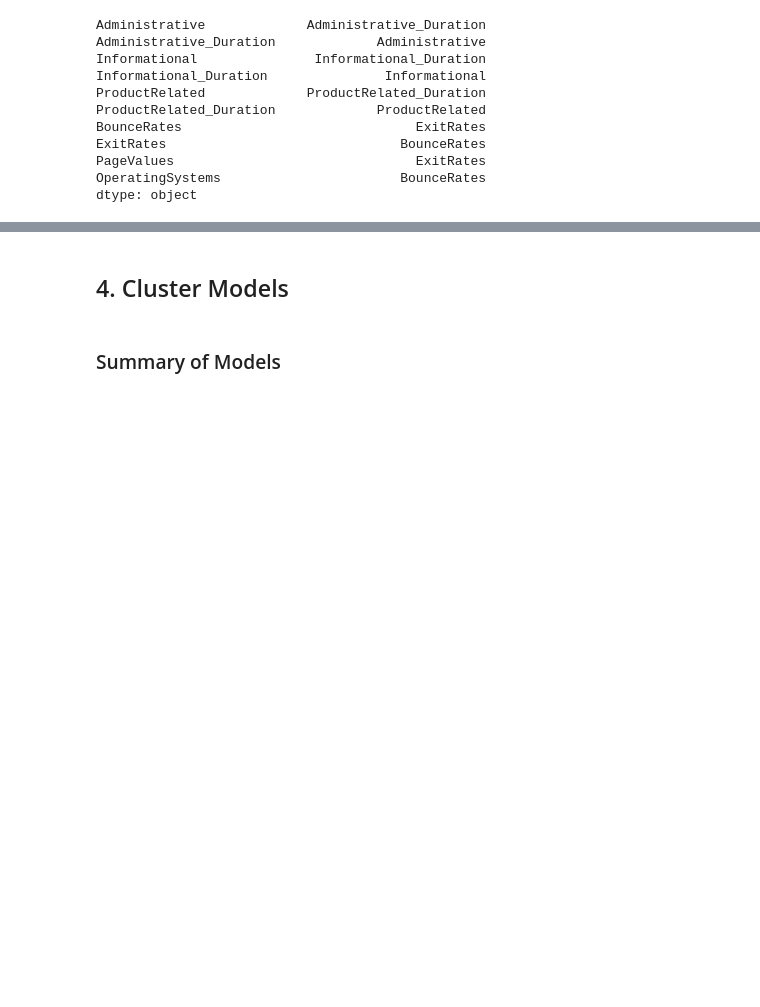
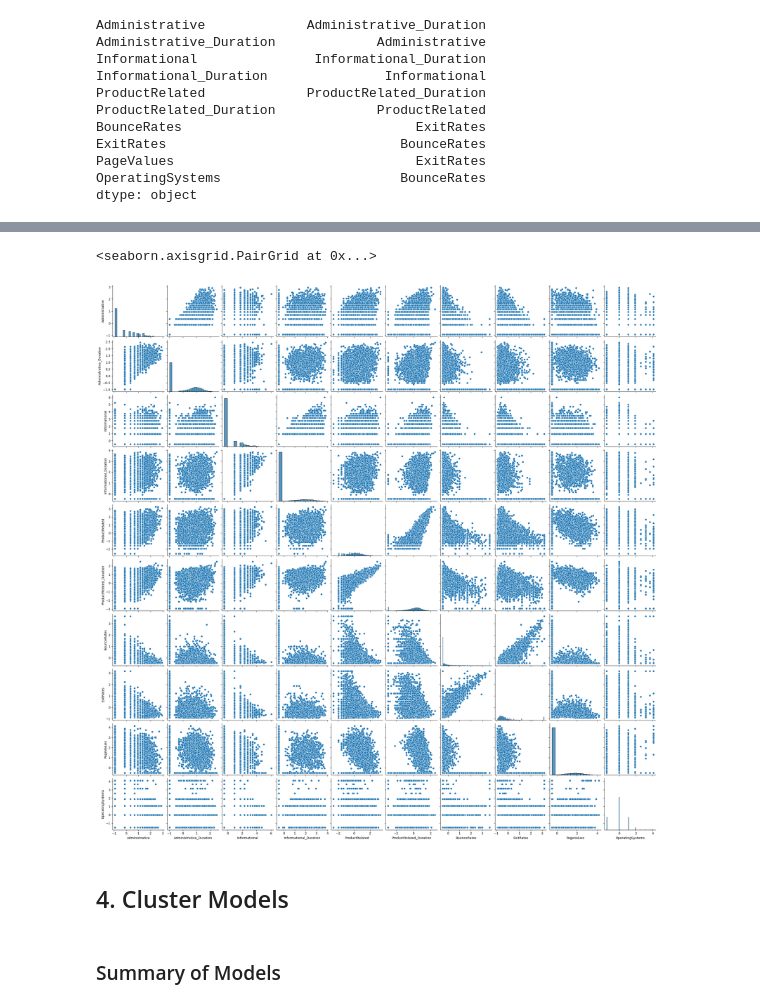
Before and after one commit to Jenkins1128/PurchasingIntentionClustering, a Jupyter notebook: PurchasingIntentionClustering.ipynb, the cells around one changed output, grey strips where cells are left out. Cells and saved outputs as stored; diff of their text form; code cells hidden in the pictures; blank space fills up the shorter version.

Commit message:
scaled and normalized features

```diff
--- a/PurchasingIntentionClustering.ipynb
+++ b/PurchasingIntentionClustering.ipynb
@@ -179,3 +181,7 @@ ExitRates                              BounceRates
 PageValues                               ExitRates
 OperatingSystems                       BounceRates
 dtype: object
+# %%
+skewed_columns = (shoppers_encoded[non_categorical_features].skew().sort_values(ascending=False))
+skewed_columns = skewed_columns.loc[skewed_columns >  0.75]
+skewed_columns
@@ -182,2 +200,11 @@ dtype: object
+# %%
+# log transform skewed columns
+
+for col in skewed_columns.index.tolist():
+    shoppers_encoded[col] = np.log1p(shoppers_encoded[col])
 # %%
 # scale features to equalize weights since clustering algorithms generally rely on distance
+ss = StandardScaler()
+shoppers_encoded[non_categorical_features] = ss.fit_transform(shoppers_encoded[non_categorical_features])
+
+shoppers_encoded.head()
@@ -184,3 +218,16 @@ dtype: object
+# %%
+# pairplot scaled and transformed features
+# custom colors
+red = sns.color_palette()[2]
+white = sns.color_palette()[4]
+
+sns.pairplot(shoppers_encoded[non_categorical_features],
+             hue='color',
+             hue_order=['white', 'red'],
+             palette={'red':'red', 'white':'gray'})
+# %% [output]
+<seaborn.axisgrid.PairGrid at 0x...>
+[figure, added]
 # %% [markdown]
 ## 4. Cluster Models
 # %% [markdown]
```
Also changed, not shown: parts of 3 cells of this notebook.
